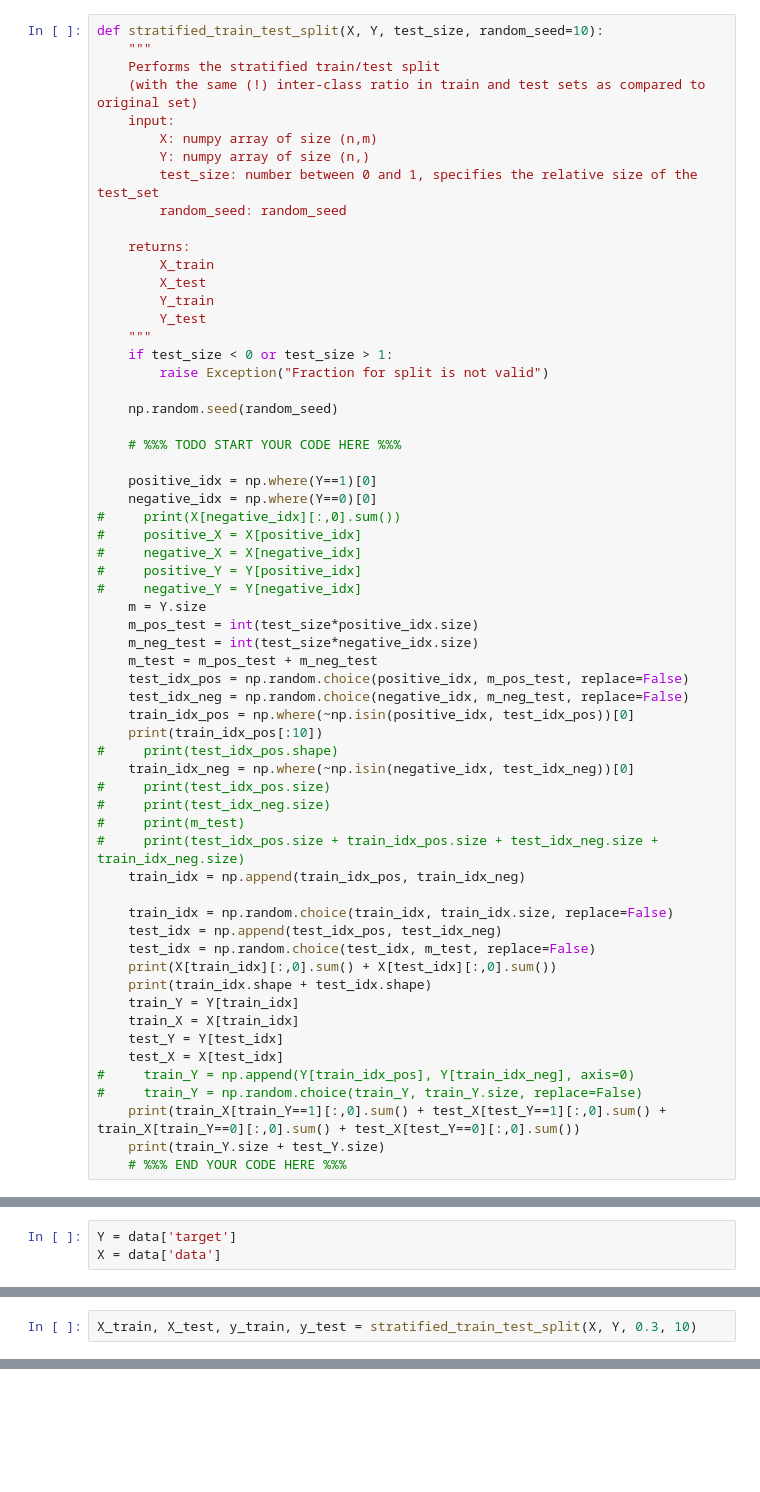
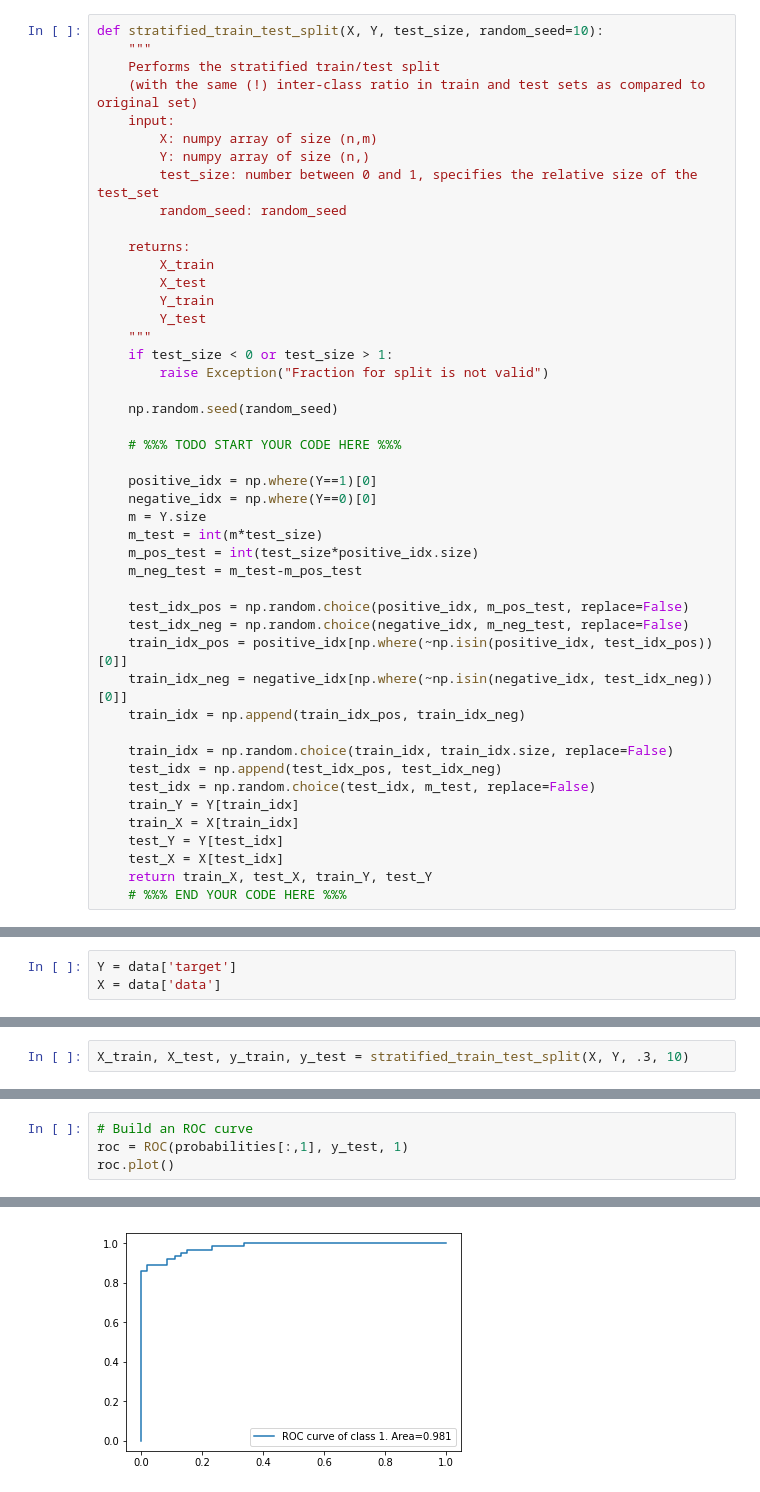
Before and after one commit to frolovconst/AML_labs, a Jupyter notebook: lab5/Untitled.ipynb, the cells around one changed output, grey strips where cells are left out. Cells and saved outputs as stored; diff of their text form; blank space fills up the shorter version.

```diff
--- a/lab5/Untitled.ipynb
+++ b/lab5/Untitled.ipynb
@@ -85,40 +121,25 @@ def stratified_train_test_split(X, Y, test_size, random_seed=10):
 
     positive_idx = np.where(Y==1)[0]
     negative_idx = np.where(Y==0)[0]
-#     print(X[negative_idx][:,0].sum())
-#     positive_X = X[positive_idx]
-#     negative_X = X[negative_idx]
-#     positive_Y = Y[positive_idx]
-#     negative_Y = Y[negative_idx]
     m = Y.size
+    m_test = int(m*test_size)
     m_pos_test = int(test_size*positive_idx.size)
-    m_neg_test = int(test_size*negative_idx.size)
-    m_test = m_pos_test + m_neg_test
+    m_neg_test = m_test-m_pos_test
+
     test_idx_pos = np.random.choice(positive_idx, m_pos_test, replace=False)
     test_idx_neg = np.random.choice(negative_idx, m_neg_test, replace=False)
-    train_idx_pos = np.where(~np.isin(positive_idx, test_idx_pos))[0]
-    print(train_idx_pos[:10])
-#     print(test_idx_pos.shape)
-    train_idx_neg = np.where(~np.isin(negative_idx, test_idx_neg))[0]
-#     print(test_idx_pos.size)
-#     print(test_idx_neg.size)
-#     print(m_test)
-#     print(test_idx_pos.size + train_idx_pos.size + test_idx_neg.size + train_idx_neg.size)
+    train_idx_pos = positive_idx[np.where(~np.isin(positive_idx, test_idx_pos))[0]]
+    train_idx_neg = negative_idx[np.where(~np.isin(negative_idx, test_idx_neg))[0]]
     train_idx = np.append(train_idx_pos, train_idx_neg)
 
     train_idx = np.random.choice(train_idx, train_idx.size, replace=False)
     test_idx = np.append(test_idx_pos, test_idx_neg)
     test_idx = np.random.choice(test_idx, m_test, replace=False)
-    print(X[train_idx][:,0].sum() + X[test_idx][:,0].sum())
-    print(train_idx.shape + test_idx.shape)
     train_Y = Y[train_idx]
     train_X = X[train_idx]
     test_Y = Y[test_idx]
     test_X = X[test_idx]
-#     train_Y = np.append(Y[train_idx_pos], Y[train_idx_neg], axis=0)
-#     train_Y = np.random.choice(train_Y, train_Y.size, replace=False)
-    print(train_X[train_Y==1][:,0].sum() + test_X[test_Y==1][:,0].sum() + train_X[train_Y==0][:,0].sum() + test_X[test_Y==0][:,0].sum())
-    print(train_Y.size + test_Y.size)
+    return train_X, test_X, train_Y, test_Y
     # %%% END YOUR CODE HERE %%%
 # %%
 data = load_breast_cancer()
@@ -135,2 +152,2 @@ X[:,0].sum()
 # %%
-X_train, X_test, y_train, y_test = stratified_train_test_split(X, Y, 0.3, 10)
+X_train, X_test, y_train, y_test = stratified_train_test_split(X, Y, .3, 10)
@@ -178,0 +174,5 @@ TypeError: 'NoneType' object is not iterable
+# %%
+# Build an ROC curve
+roc = ROC(probabilities[:,1], y_test, 1)
+roc.plot()
+# %% [output]
@@ -178,0 +182 @@ TypeError: 'NoneType' object is not iterable
+[figure, added]
```
Also changed, not shown: parts of 10 cells of this notebook, 7 other files.
